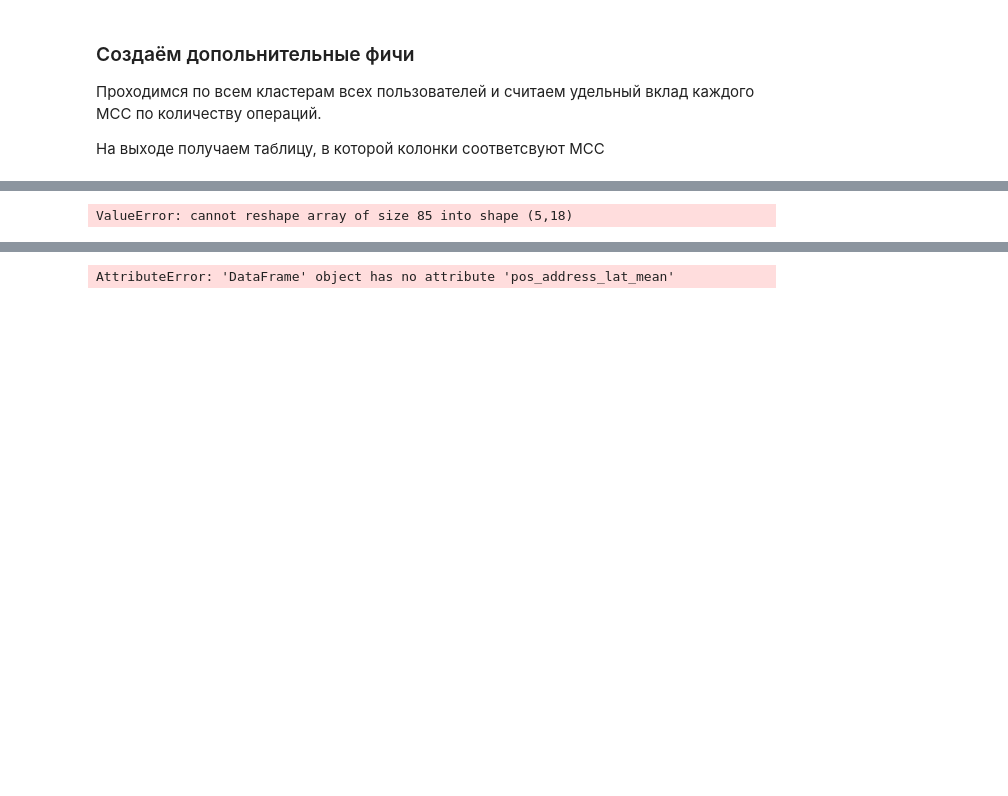
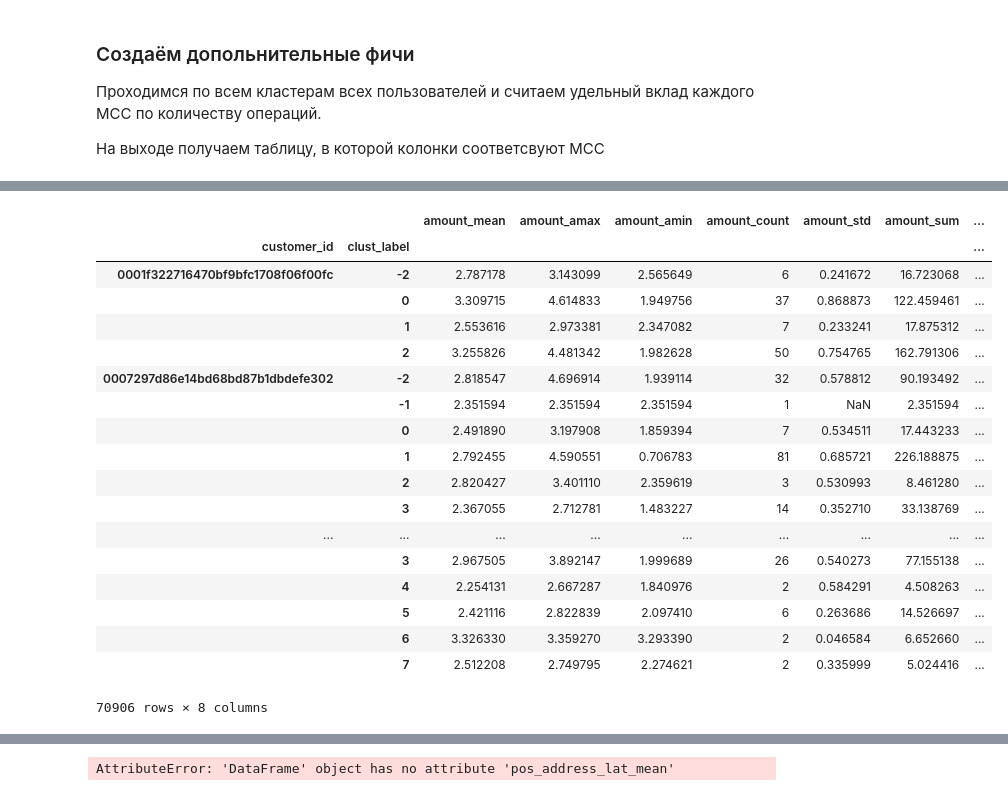
Before and after one commit to PhySci/raiffaizen, a Jupyter notebook: DBSCAN.ipynb, the cells around one changed output, grey strips where cells are left out. Saved outputs shown, nothing was run; the diff lists cells and outputs as text; code cells hidden in the pictures; blank space fills up the shorter version.

Commit message:
Add relative amount features.

```diff
--- a/DBSCAN.ipynb
+++ b/DBSCAN.ipynb
@@ -85,8 +93,18 @@ def get_clust_pos(gr):
         'pos_address_lon': np.mean
         }
     return gr.aggregate(agg_dict)
-    #newidx = []
-    #for (n1,n2) in c.columns.ravel():
-    #    newidx.append("%s_%s" % (n1,n2))
-    #c.columns=newidx
-    return c
+
+def get_amount_features(gr):
+    agg_dict = {
+    'amount': [np.mean, np.max, np.min, 'count', 'std', 'sum']
+    }
+    c = gr.aggregate(agg_dict)
+    newidx = []
+    for (n1,n2) in c.columns.ravel():
+        newidx.append("%s_%s" % (n1,n2))
+    c.columns=newidx
+
+    rel_features = c.loc[:,['amount_sum','amount_count']].groupby(level=0).transform(lambda x: x/x.sum())
+    rel_features.columns = [x+'_rel' for x in rel_features.columns]
+
+    return c.merge(rel_features, left_index=True, right_index=True)
@@ -126,4 +110,0 @@ get_clust_features(t_gr)
-# %%
-t_gr.transform('sum')
-# %% [output]
-ValueError: cannot reshape array of size 85 into shape (5,18)
@@ -133,4 +111,26 @@ for k, v in t_gr.amount:
 # %%
 train_clust_pos = get_clust_pos(t_gr)
-train_amount_features = get_clust_features(t_gr)
+train_amount_features = get_amount_features(t_gr)
 train_mcc_features = get_mcc_features(t_gr)
+# %%
+train_amount_features
+# %% [output]
+|  |  | amount_mean | amount_amax | amount_amin | amount_count | amount_std | amount_sum | ... |
+| customer_id | clust_label |  |  |  |  |  |  | ... |
+| 0001f322716470bf9bfc1708f06f00fc | -2 | 2.787178 | 3.143099 | 2.565649 | 6 | 0.241672 | 16.723068 | ... |
+|  | 0 | 3.309715 | 4.614833 | 1.949756 | 37 | 0.868873 | 122.459461 | ... |
+|  | 1 | 2.553616 | 2.973381 | 2.347082 | 7 | 0.233241 | 17.875312 | ... |
+|  | 2 | 3.255826 | 4.481342 | 1.982628 | 50 | 0.754765 | 162.791306 | ... |
+| 0007297d86e14bd68bd87b1dbdefe302 | -2 | 2.818547 | 4.696914 | 1.939114 | 32 | 0.578812 | 90.193492 | ... |
+|  | -1 | 2.351594 | 2.351594 | 2.351594 | 1 | NaN | 2.351594 | ... |
+|  | 0 | 2.491890 | 3.197908 | 1.859394 | 7 | 0.534511 | 17.443233 | ... |
+|  | 1 | 2.792455 | 4.590551 | 0.706783 | 81 | 0.685721 | 226.188875 | ... |
+|  | 2 | 2.820427 | 3.401110 | 2.359619 | 3 | 0.530993 | 8.461280 | ... |
+|  | 3 | 2.367055 | 2.712781 | 1.483227 | 14 | 0.352710 | 33.138769 | ... |
+| ... | ... | ... | ... | ... | ... | ... | ... | ... |
+|  | 3 | 2.967505 | 3.892147 | 1.999689 | 26 | 0.540273 | 77.155138 | ... |
+|  | 4 | 2.254131 | 2.667287 | 1.840976 | 2 | 0.584291 | 4.508263 | ... |
+|  | 5 | 2.421116 | 2.822839 | 2.097410 | 6 | 0.263686 | 14.526697 | ... |
+|  | 6 | 3.326330 | 3.359270 | 3.293390 | 2 | 0.046584 | 6.652660 | ... |
+|  | 7 | 2.512208 | 2.749795 | 2.274621 | 2 | 0.335999 | 5.024416 | ... |
+70906 rows × 8 columns
```
Also changed, not shown: parts of 7 cells of this notebook.
